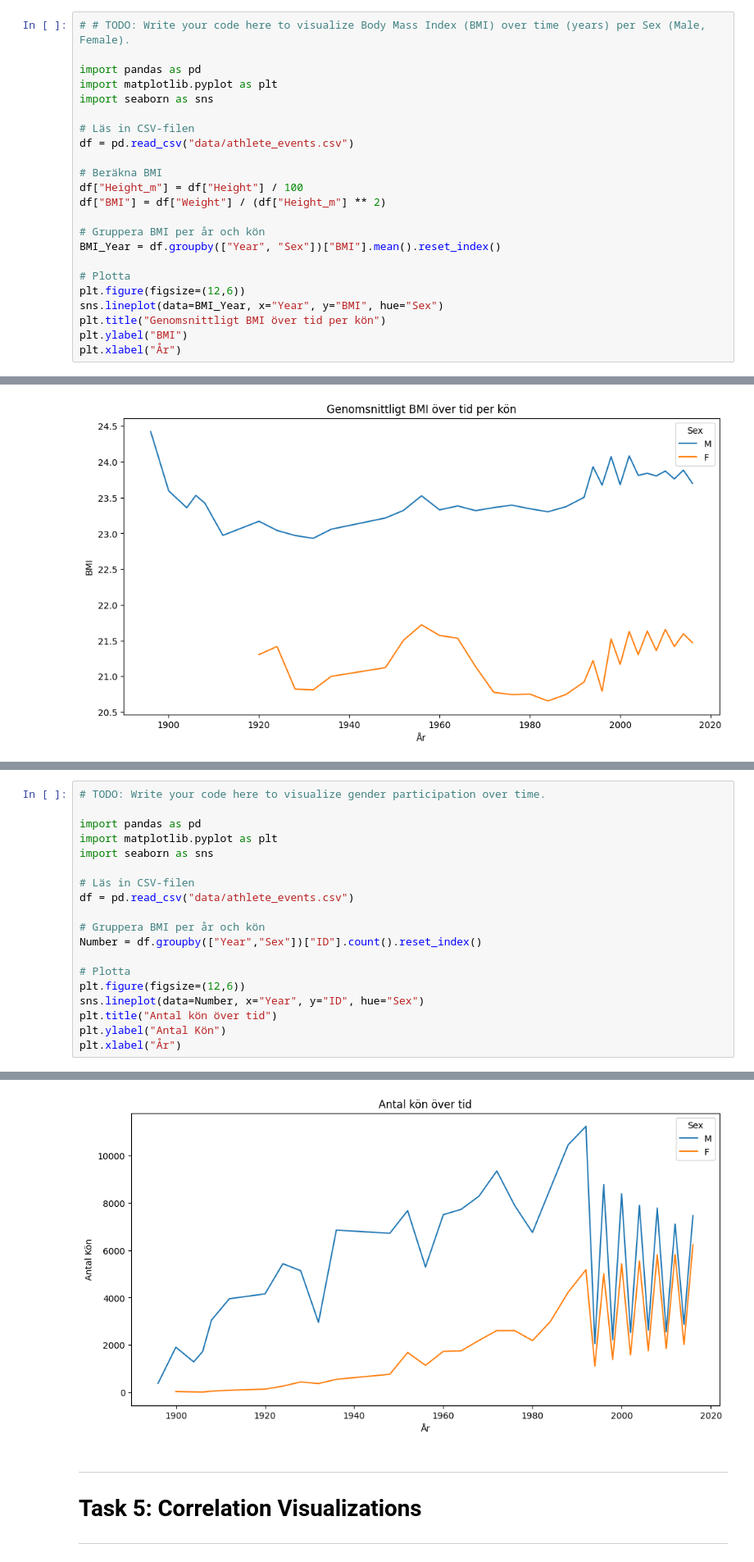
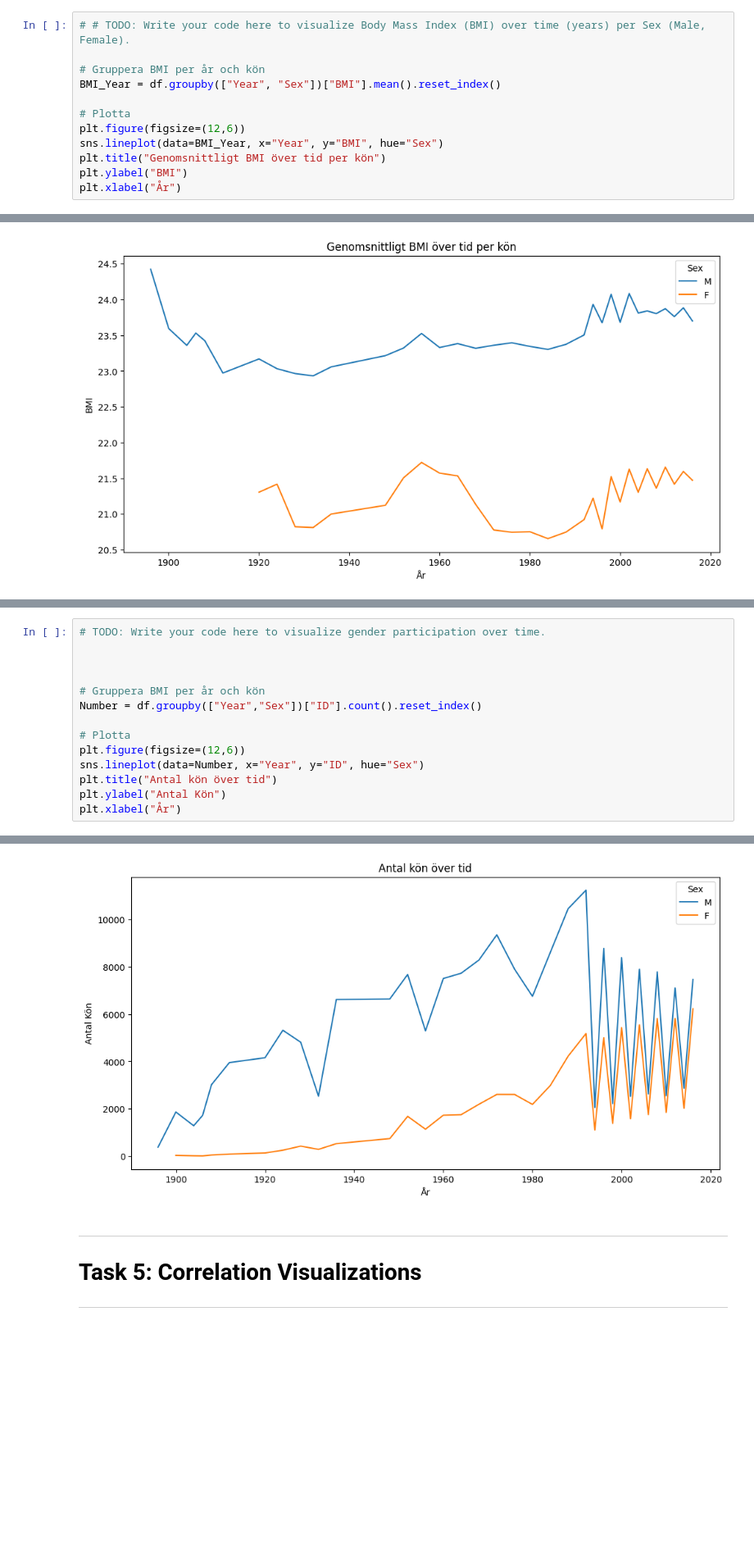
Before and after one commit to llllyyyynnnn/DataVisualisationProject, a Jupyter notebook: assignment/assignment.ipynb, the cells around one changed output, grey strips where cells are left out. Shown at 82% size. Drawn from its saved outputs; the diff is of its cells as text; blank space fills up the shorter version.

```diff
--- a/assignment/assignment.ipynb
+++ b/assignment/assignment.ipynb
@@ -964,17 +965,6 @@ Create a visualization showing the Body Mass Index (BMI) over time (years) for M
 </details>
 # %%
 # # TODO: Write your code here to visualize Body Mass Index (BMI) over time (years) per Sex (Male, Female).
-
-import pandas as pd
-import matplotlib.pyplot as plt
-import seaborn as sns
-
-# Läs in CSV-filen
-df = pd.read_csv("data/athlete_events.csv")
-
-# Beräkna BMI
-df["Height_m"] = df["Height"] / 100
-df["BMI"] = df["Weight"] / (df["Height_m"] ** 2)
 
 # Gruppera BMI per år och kön
 BMI_Year = df.groupby(["Year", "Sex"])["BMI"].mean().reset_index()
@@ -1003,25 +993,20 @@ Create a visualization showing the number of Male and Female athletes over time
 # %%
 # TODO: Write your code here to visualize gender participation over time.
 
-import pandas as pd
-import matplotlib.pyplot as plt
-import seaborn as sns
 
-# Läs in CSV-filen
-df = pd.read_csv("data/athlete_events.csv")
 
 # Gruppera BMI per år och kön
 Number = df.groupby(["Year","Sex"])["ID"].count().reset_index()
 
 # Plotta
 plt.figure(figsize=(12,6))
 sns.lineplot(data=Number, x="Year", y="ID", hue="Sex")
 plt.title("Antal kön över tid")
 plt.ylabel("Antal Kön")
 plt.xlabel("År")
 # %% [output]
 Text(0.5, 0, 'År')
-[figure, old version]
+[figure, new version]
 # %% [markdown]
 ---
 # Task 5: Correlation Visualizations
```
Also changed, not shown: parts of 3 cells of this notebook.
